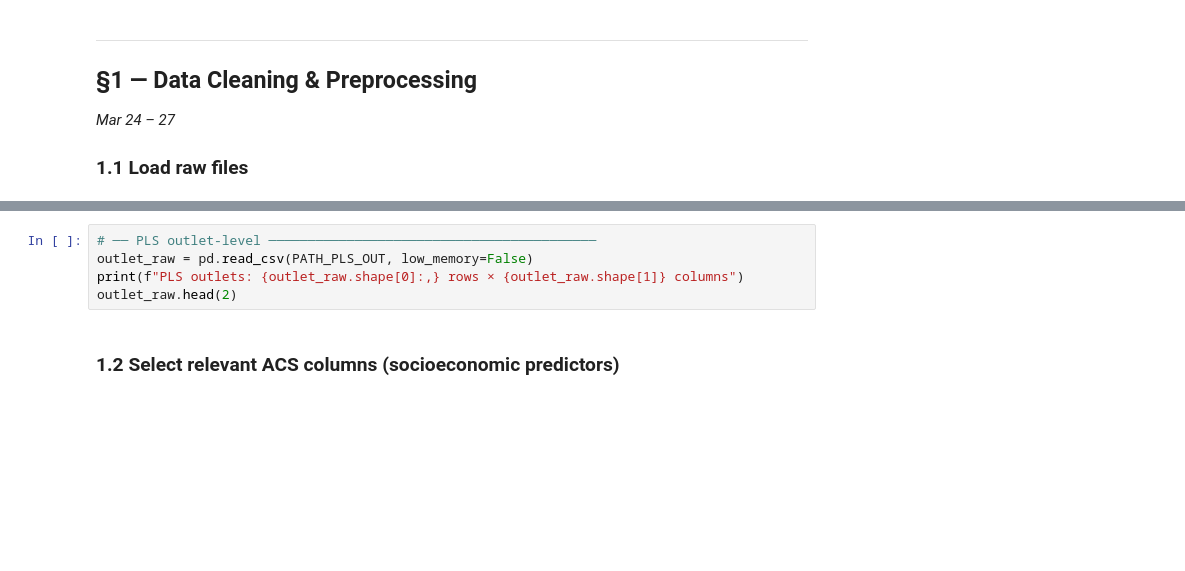
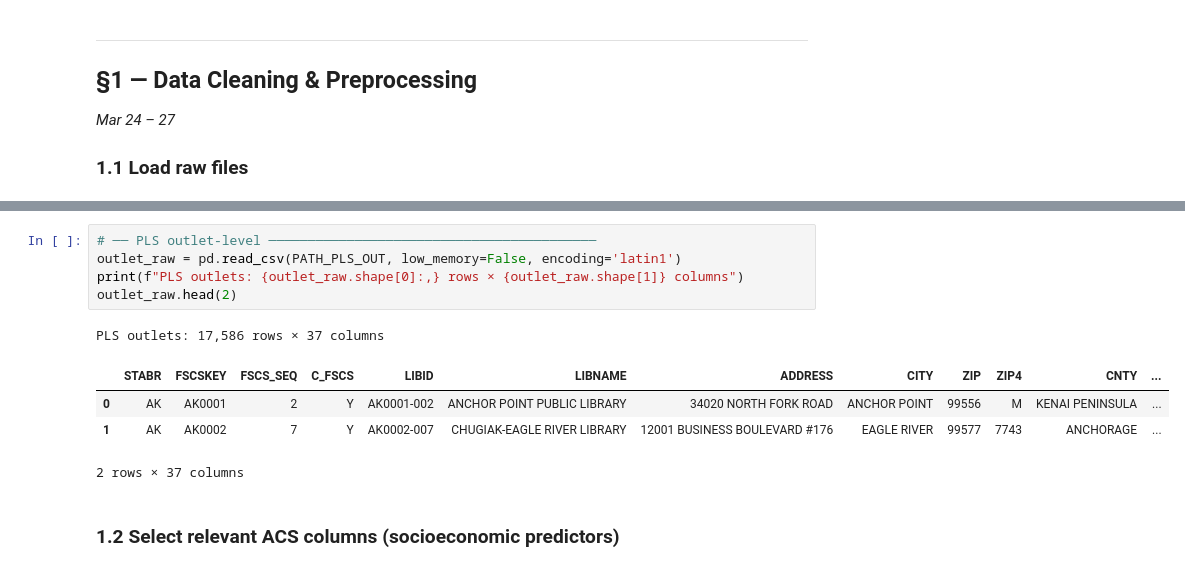
Before and after one commit to charlie-xliu/IS-477, a Jupyter notebook: library_analysis.ipynb, the cells around one changed output, grey strips where cells are left out. Saved outputs shown, nothing was run; the diff lists cells and outputs as text; blank space fills up the shorter version.

```diff
--- a/library_analysis.ipynb
+++ b/library_analysis.ipynb
@@ -62,8 +87,14 @@ pls_raw.head(2)
 # %%
 # ── PLS outlet-level ──────────────────────────────────────────
-outlet_raw = pd.read_csv(PATH_PLS_OUT, low_memory=False)
+outlet_raw = pd.read_csv(PATH_PLS_OUT, low_memory=False, encoding='latin1')
 print(f"PLS outlets: {outlet_raw.shape[0]:,} rows × {outlet_raw.shape[1]} columns")
 outlet_raw.head(2)
+# %% [output]
+PLS outlets: 17,586 rows × 37 columns
+|  | STABR | FSCSKEY | FSCS_SEQ | C_FSCS | LIBID | LIBNAME | ADDRESS | CITY | ZIP | ZIP4 | CNTY | ... |
+| 0 | AK | AK0001 | 2 | Y | AK0001-002 | ANCHOR POINT PUBLIC LIBRARY | 34020 NORTH FORK ROAD | ANCHOR POINT | 99556 | M | KENAI PENINSULA | ... |
+| 1 | AK | AK0002 | 7 | Y | AK0002-007 | CHUGIAK-EAGLE RIVER LIBRARY | 12001 BUSINESS BOULEVARD #176 | EAGLE RIVER | 99577 | 7743 | ANCHORAGE | ... |
+2 rows × 37 columns
 # %% [markdown]
 ### 1.2 Select relevant ACS columns (socioeconomic predictors)
 # %%
```
Also changed, not shown: parts of 38 cells of this notebook.
